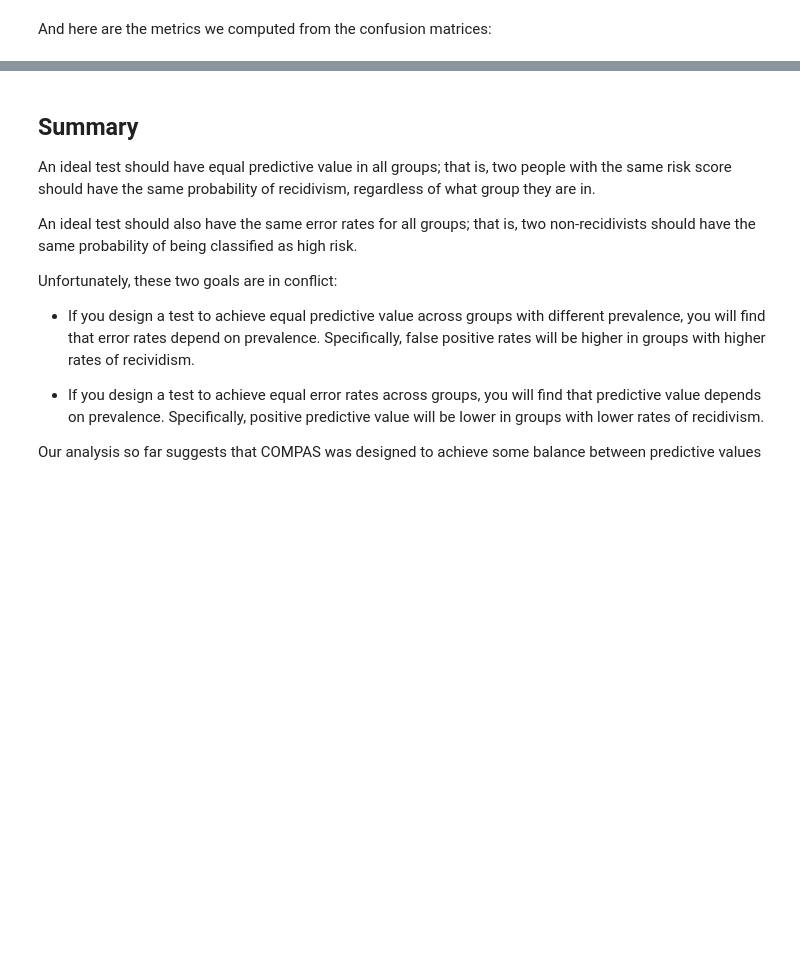
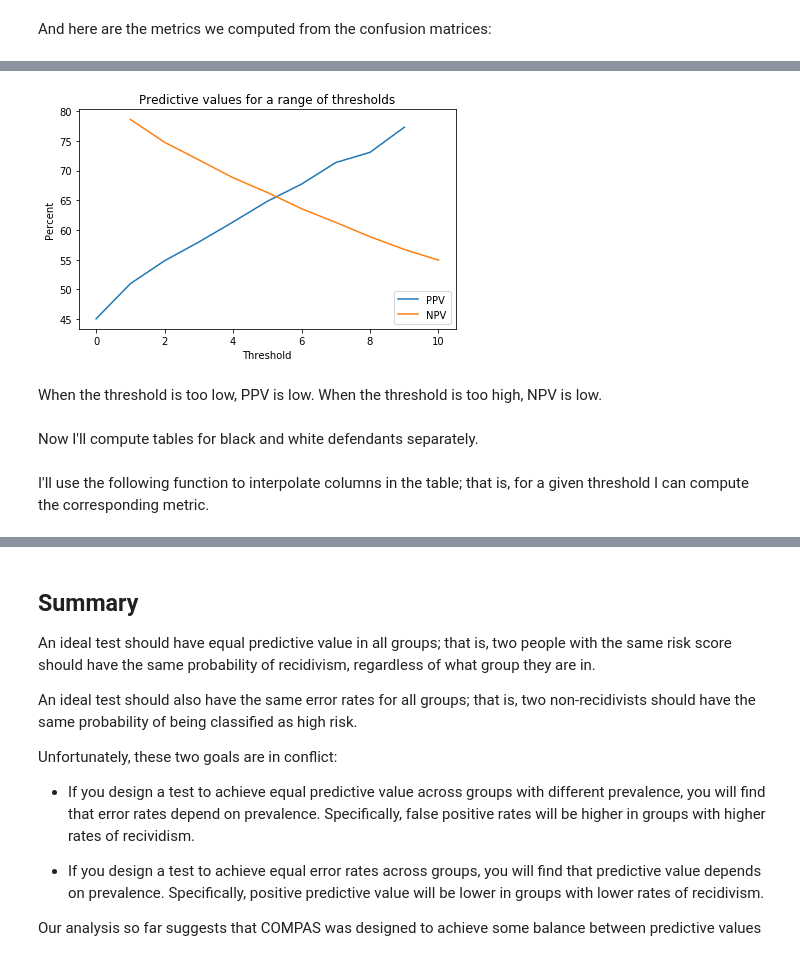
Before and after one commit to AllenDowney/RecidivismCaseStudy, a Jupyter notebook: 02_calibration.ipynb, the cells around one changed output, grey strips where cells are left out. Cells and saved outputs as stored; diff of their text form; code cells hidden in the pictures; blank space fills up the shorter version.

```diff
--- a/02_calibration.ipynb
+++ b/02_calibration.ipynb
@@ -653,0 +292,14 @@ Again, the test is less sensitive to differences in prevalence between groups th
+# %%
+table_all['PPV'].plot(color='C0')
+table_all['NPV'].plot(color='C1')
+
+decorate(xlabel='Threshold',
+         ylabel='Percent',
+         title='Predictive values for a range of thresholds')
+plt.legend();
+# %% [output]
+[figure, added]
+# %% [markdown]
+When the threshold is too low, PPV is low.  When the threshold is too high, NPV is low.
+# %% [markdown]
+Now I'll compute tables for black and white defendants separately.
@@ -653,0 +310,2 @@ Again, the test is less sensitive to differences in prevalence between groups th
+# %% [markdown]
+I'll use the following function to interpolate columns in the table; that is, for a given threshold I can compute the corresponding metric.
```
Also changed, not shown: parts of 113 cells of this notebook, 4 other files.
